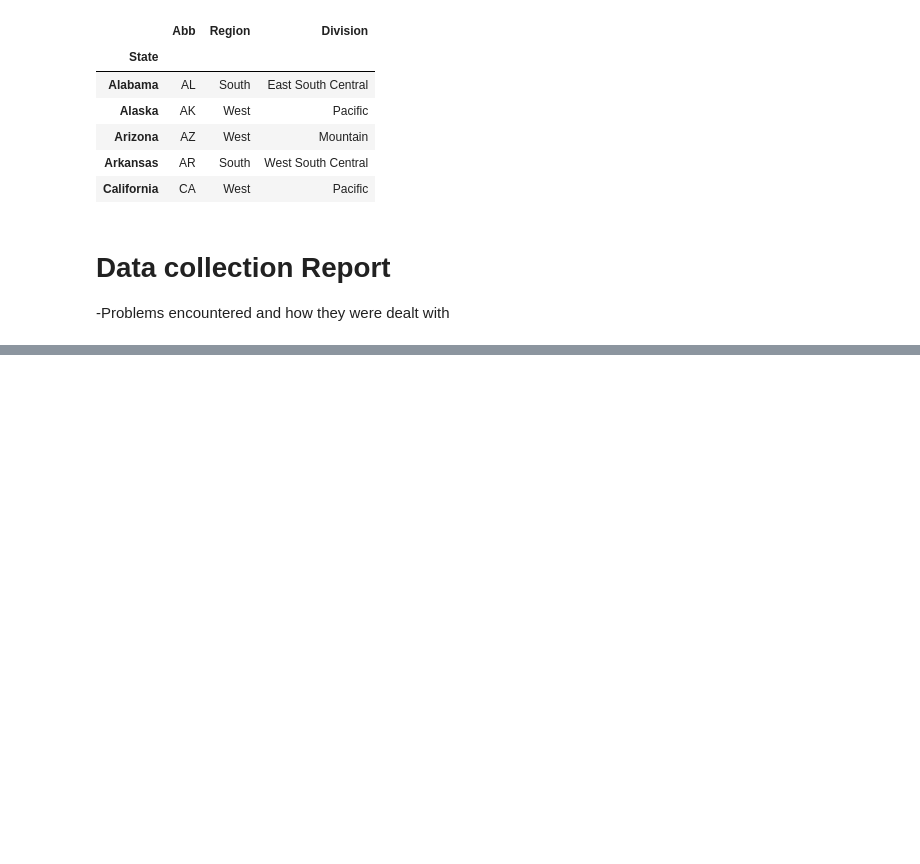
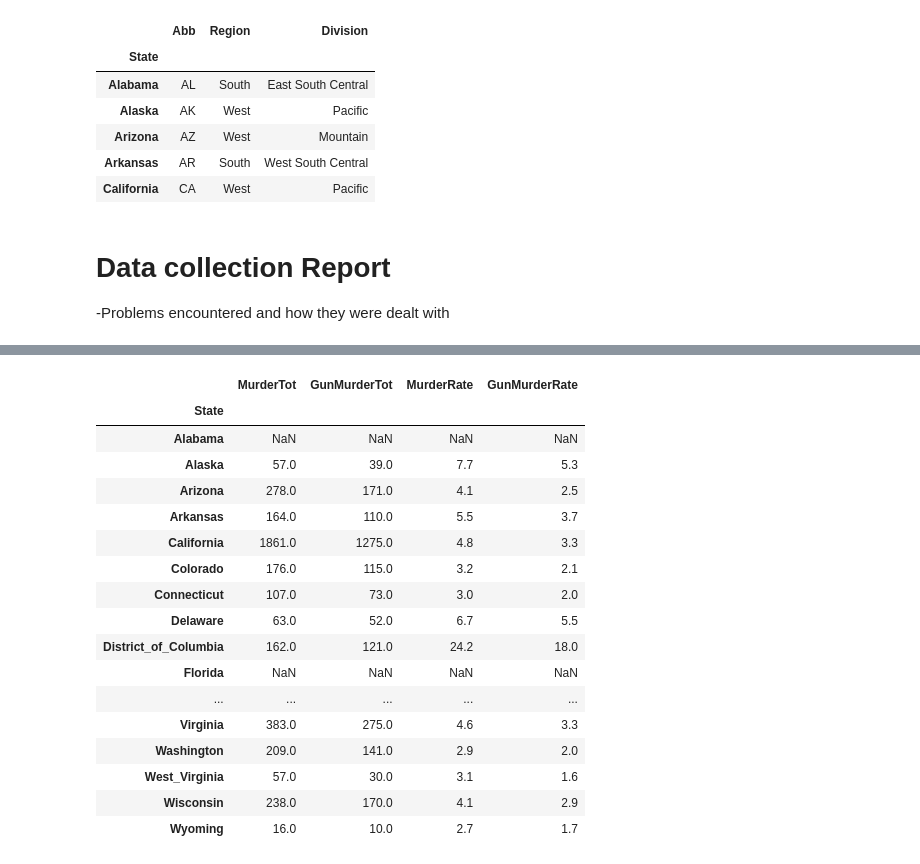
Before and after one commit to itsfelli/Life_Expectancy_Analsysis_United_States, a Jupyter notebook: Life Expectancy Analysis-United_States_Data .ipynb, the cells around one changed output, grey strips where cells are left out. Cells and saved outputs as stored; diff of their text form; code cells hidden in the pictures; blank space fills up the shorter version.

```diff
--- a/Life Expectancy Analysis-United_States_Data .ipynb
+++ b/Life Expectancy Analysis-United_States_Data .ipynb
@@ -1124,0 +1335,25 @@ profile
+# %%
+nan_col=['MurderTot','GunMurderTot','MurderRate','GunMurderRate'] #all the column names that have nan values
+# %%
+crime_nan=crime.loc[:,nan_col]#create a dataset with all the columns that have nan values, passing the column names(nan_col)
+# %%
+crime_nan
+# %% [output]
+|  | MurderTot | GunMurderTot | MurderRate | GunMurderRate |
+| State |  |  |  |  |
+| Alabama | NaN | NaN | NaN | NaN |
+| Alaska | 57.0 | 39.0 | 7.7 | 5.3 |
+| Arizona | 278.0 | 171.0 | 4.1 | 2.5 |
+| Arkansas | 164.0 | 110.0 | 5.5 | 3.7 |
+| California | 1861.0 | 1275.0 | 4.8 | 3.3 |
+| Colorado | 176.0 | 115.0 | 3.2 | 2.1 |
+| Connecticut | 107.0 | 73.0 | 3.0 | 2.0 |
+| Delaware | 63.0 | 52.0 | 6.7 | 5.5 |
+| District_of_Columbia | 162.0 | 121.0 | 24.2 | 18.0 |
+| Florida | NaN | NaN | NaN | NaN |
+| ... | ... | ... | ... | ... |
+| Virginia | 383.0 | 275.0 | 4.6 | 3.3 |
+| Washington | 209.0 | 141.0 | 2.9 | 2.0 |
+| West_Virginia | 57.0 | 30.0 | 3.1 | 1.6 |
+| Wisconsin | 238.0 | 170.0 | 4.1 | 2.9 |
+| Wyoming | 16.0 | 10.0 | 2.7 | 1.7 |
```
Also changed, not shown: parts of 46 cells of this notebook, 9 other files.
